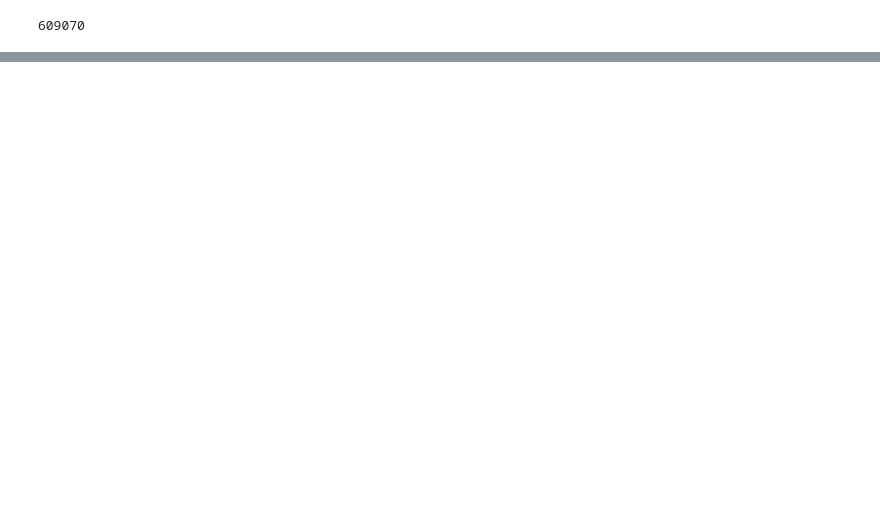
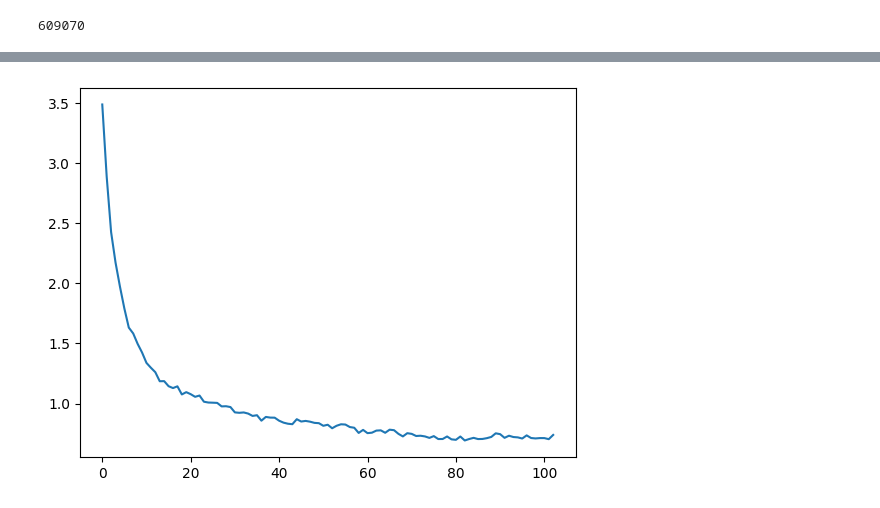
Before and after one commit to Kewei-cpu/Alpha-Besieged-City, a Jupyter notebook: pretrain/train.ipynb, the cells around one changed output, grey strips where cells are left out. Saved outputs shown, nothing was run; the diff lists cells and outputs as text; code cells hidden in the pictures; blank space fills up the shorter version.

```diff
--- a/pretrain/train.ipynb
+++ b/pretrain/train.ipynb
@@ -29,52 +27,61 @@ class GameDataset(Dataset):
         self.__data_deque.clear()
 # %%
 device = torch.device('cuda:0')
-chess_board = ChessBoard(board_len=7)
 
 # 创建数网络
 policy_value_net = PolicyValueNet(board_len=7, n_feature_planes=13, policy_output_dim=100, is_use_gpu=True)
 
 # 创建优化器和损失函数
-optimizer = Adam(policy_value_net.parameters(), lr=1e-2, weight_decay=1e-4)
+optimizer = Adam(policy_value_net.parameters(), lr=1e-3, weight_decay=1e-4)
 criterion = PolicyValueLoss()
 
 # self.lr_scheduler = MultiStepLR(self.optimizer, [1500, 2500], gamma=0.1)
-lr_scheduler = ExponentialLR(optimizer, gamma=0.998)  # 0.998 ** 1000 = 0.135
+# lr_scheduler = ExponentialLR(optimizer, gamma=0.998)  # 0.998 ** 1000 = 0.135
 # %%
-data_list  = torch.load("./data/data_deque.pth")
+data_list_ = torch.load("./data/maxmax_data_600k.pth")
+data_list = []
+for data in tqdm(data_list_, ncols=80, desc="Loading data to GPU"):
+    f, p, zi = data
+    f, p, zi = f.to(device), p.to(device).float(), zi.to(device).float()
+    data_list.append((f, p, zi))
+
+data_list_ = None
 # %%
 dataset = GameDataset(data_list)
 print(len(dataset))
 # %% [output]
 609070
 # %%
-data_loader = DataLoader(dataset, batch_size=100, shuffle=True, drop_last=False)
+data_loader = DataLoader(dataset, batch_size=1000)
 # %%
 policy_value_net.train()
-
 loss_history = []
 
-for epoch in range(20):
-    p_bar = tqdm(enumerate(data_loader, 0), ncols=80)
+epoch_num = 500
+save_freq = 100
+
+for epoch in range(epoch_num):
+    p_bar = tqdm(enumerate(data_loader, 0), ncols=80, total=len(data_loader), desc=f"Epoch {epoch + 1}")
     for i, data in p_bar:
-        p_bar.set_description(f"Epoch {epoch + 1}: Batch {i + 1}")
-
         feature_planes, pi, z = data
-        feature_planes, pi, z = feature_planes.to(device), pi.to(device), z.to(device)
 
         # 前馈
         p_hat, value = policy_value_net(feature_planes)
         # 梯度清零
         optimizer.zero_grad()
         # 计算损失
-        loss = criterion(p_hat.float(), pi.float(), value.flatten().float(), z.float())
+        # loss = criterion(p_hat.float(), pi.float(), value.flatten().float(), z.float())
+        loss = criterion(p_hat, pi, value.flatten(), z)
         # 误差反向传播
         loss.backward()
         # 更新参数
         optimizer.step()
         # 学习率退火
-        lr_scheduler.step()
+        # lr_scheduler.step()
 
     print(f"Epoch {epoch + 1} Loss: {loss.item():.4f}")
     loss_history.append(loss.item())
+    if (epoch + 1) % save_freq == 0:
+        torch.save(policy_value_net, f"./model/policy_value_net_{epoch + 1}.pth")
+        print(f"Save model to ./model/policy_value_net_{epoch + 1}.pth")
 # %% [output]
@@ -105,2 +101,7 @@ Epoch 12
 # %%
-torch.save(policy_value_net, "./data/policy_value_net_20.pth")
+from matplotlib import pyplot as plt
+
+plt.plot(loss_history)
+plt.show()
+# %% [output]
+[figure, added]
```
Also changed, not shown: parts of 2 cells of this notebook, 10 other files.
